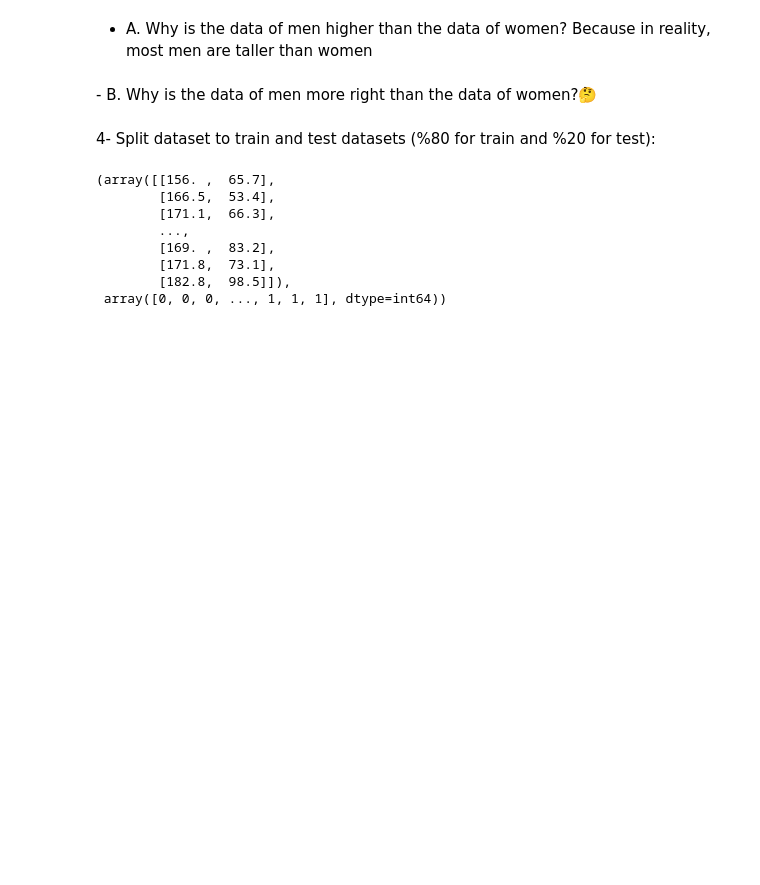
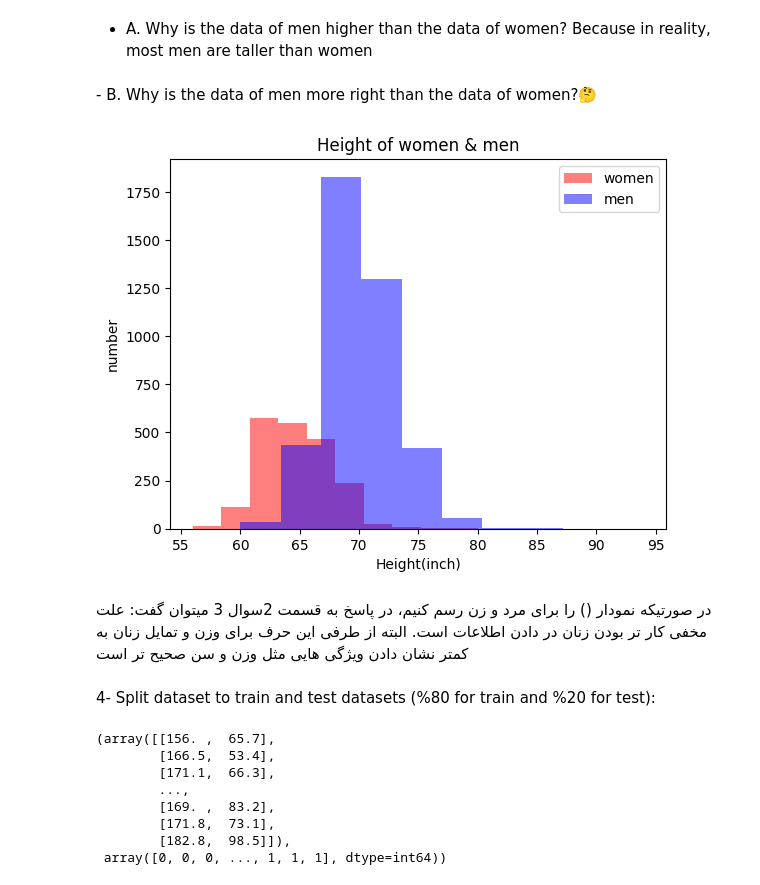
Before and after one commit to akheradmand/MachineLearning, a Jupyter notebook: 42/men_women.ipynb, the cells around one changed output. Drawn from its saved outputs; the diff is of its cells as text; code cells hidden in the pictures; blank space fills up the shorter version.

```diff
--- a/42/men_women.ipynb
+++ b/42/men_women.ipynb
@@ -75,6 +75,18 @@ plt.show()
 - A. Why is the data of men higher than the data of women? Because in reality, most men are taller than women
 # %% [markdown]
 ‌- B. Why is the data of men more right than the data of women?🤔
+# %%
+plt.hist(female_data["Heightin"],alpha=0.5,color="red",label="women")
+plt.hist(male_data["Heightin"],alpha=0.5,color="blue",label="men")
+plt.title("Height of women & men")
+plt.xlabel("Height(inch)")
+plt.ylabel("number")
+plt.legend()
+plt.show()
+# %% [output]
+[figure, added]
+# %% [markdown]
+در صورتیکه نمودار () را برای مرد و زن رسم کنیم، در پاسخ به قسمت 2سوال 3 میتوان گفت: علت مخفی کار تر بودن زنان در دادن اطلاعات است. البته از طرفی این حرف برای وزن و تمایل زنان به کمتر نشان دادن ویژگی هایی مثل وزن و سن صحیح تر است
 # %% [markdown]
 4- Split dataset to train and test datasets (%80 for train and %20 for test):
 # %%
```
Also changed, not shown: parts of 12 cells of this notebook, 5 other files.
